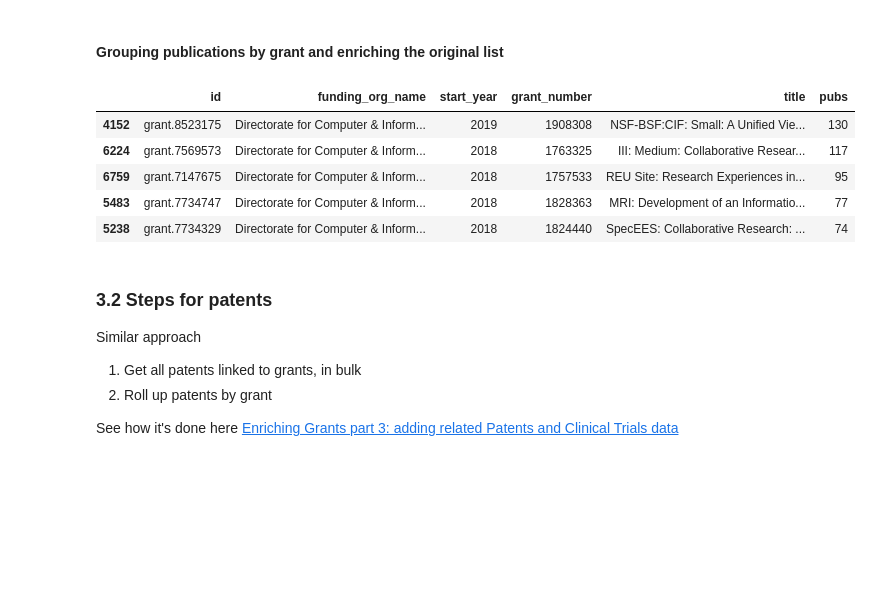
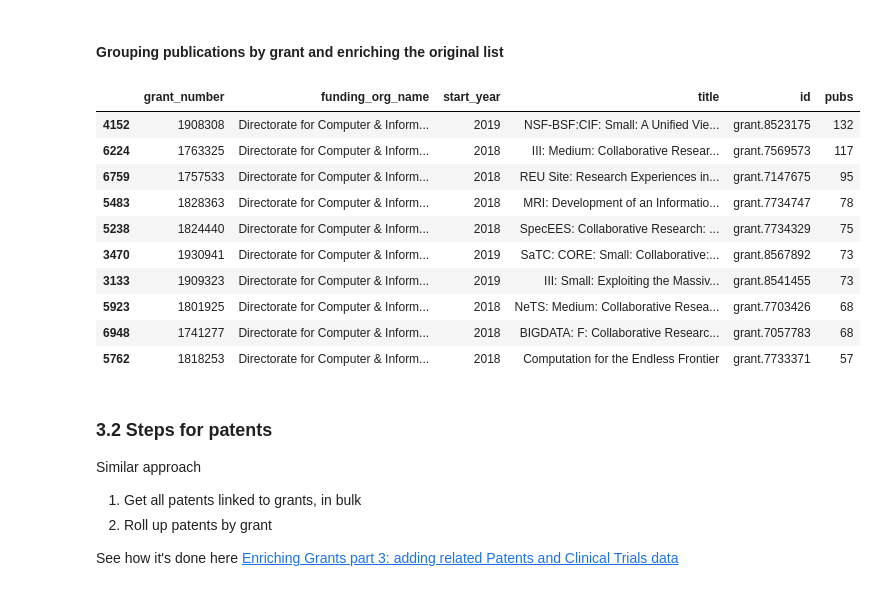
Before and after one commit to digital-science/dimensions-api-lab, a Jupyter notebook: archive/2021-04-NSF-Training/2021-04-NSF-Part-2.ipynb, the cells around one changed output. Drawn from its saved outputs; the diff is of its cells as text; code cells hidden in the pictures; blank space fills up the shorter version.

```diff
--- a/archive/2021-04-NSF-Training/2021-04-NSF-Part-2.ipynb
+++ b/archive/2021-04-NSF-Training/2021-04-NSF-Part-2.ipynb
@@ -342,14 +342,19 @@ for x in progressbar(grantsids):
   l.append(len(pubs_for_grantid(x)))
 grants['pubs'] = l
 # %%
-grants.sort_values("pubs", ascending=False).head(5)
+grants.sort_values("pubs", ascending=False).head(10)
 # %% [output]
-|  | id | funding_org_name | start_year | grant_number | title | pubs |
-| 4152 | grant.8523175 | Directorate for Computer & Inform... | 2019 | 1908308 | NSF-BSF:CIF: Small: A Unified Vie... | 130 |
-| 6224 | grant.7569573 | Directorate for Computer & Inform... | 2018 | 1763325 | III: Medium: Collaborative Resear... | 117 |
-| 6759 | grant.7147675 | Directorate for Computer & Inform... | 2018 | 1757533 | REU Site: Research Experiences in... | 95 |
-| 5483 | grant.7734747 | Directorate for Computer & Inform... | 2018 | 1828363 | MRI: Development of an Informatio... | 77 |
-| 5238 | grant.7734329 | Directorate for Computer & Inform... | 2018 | 1824440 | SpecEES: Collaborative Research: ... | 74 |
+|  | grant_number | funding_org_name | start_year | title | id | pubs |
+| 4152 | 1908308 | Directorate for Computer & Inform... | 2019 | NSF-BSF:CIF: Small: A Unified Vie... | grant.8523175 | 132 |
+| 6224 | 1763325 | Directorate for Computer & Inform... | 2018 | III: Medium: Collaborative Resear... | grant.7569573 | 117 |
+| 6759 | 1757533 | Directorate for Computer & Inform... | 2018 | REU Site: Research Experiences in... | grant.7147675 | 95 |
+| 5483 | 1828363 | Directorate for Computer & Inform... | 2018 | MRI: Development of an Informatio... | grant.7734747 | 78 |
+| 5238 | 1824440 | Directorate for Computer & Inform... | 2018 | SpecEES: Collaborative Research: ... | grant.7734329 | 75 |
+| 3470 | 1930941 | Directorate for Computer & Inform... | 2019 | SaTC: CORE: Small: Collaborative:... | grant.8567892 | 73 |
+| 3133 | 1909323 | Directorate for Computer & Inform... | 2019 | III: Small: Exploiting the Massiv... | grant.8541455 | 73 |
+| 5923 | 1801925 | Directorate for Computer & Inform... | 2018 | NeTS: Medium: Collaborative Resea... | grant.7703426 | 68 |
+| 6948 | 1741277 | Directorate for Computer & Inform... | 2018 | BIGDATA: F: Collaborative Researc... | grant.7057783 | 68 |
+| 5762 | 1818253 | Directorate for Computer & Inform... | 2018 | Computation for the Endless Frontier | grant.7733371 | 57 |
 # %% [markdown]
 ### 3.2 Steps for patents
 
```
Also changed, not shown: parts of 10 cells of this notebook, 2 other files.
